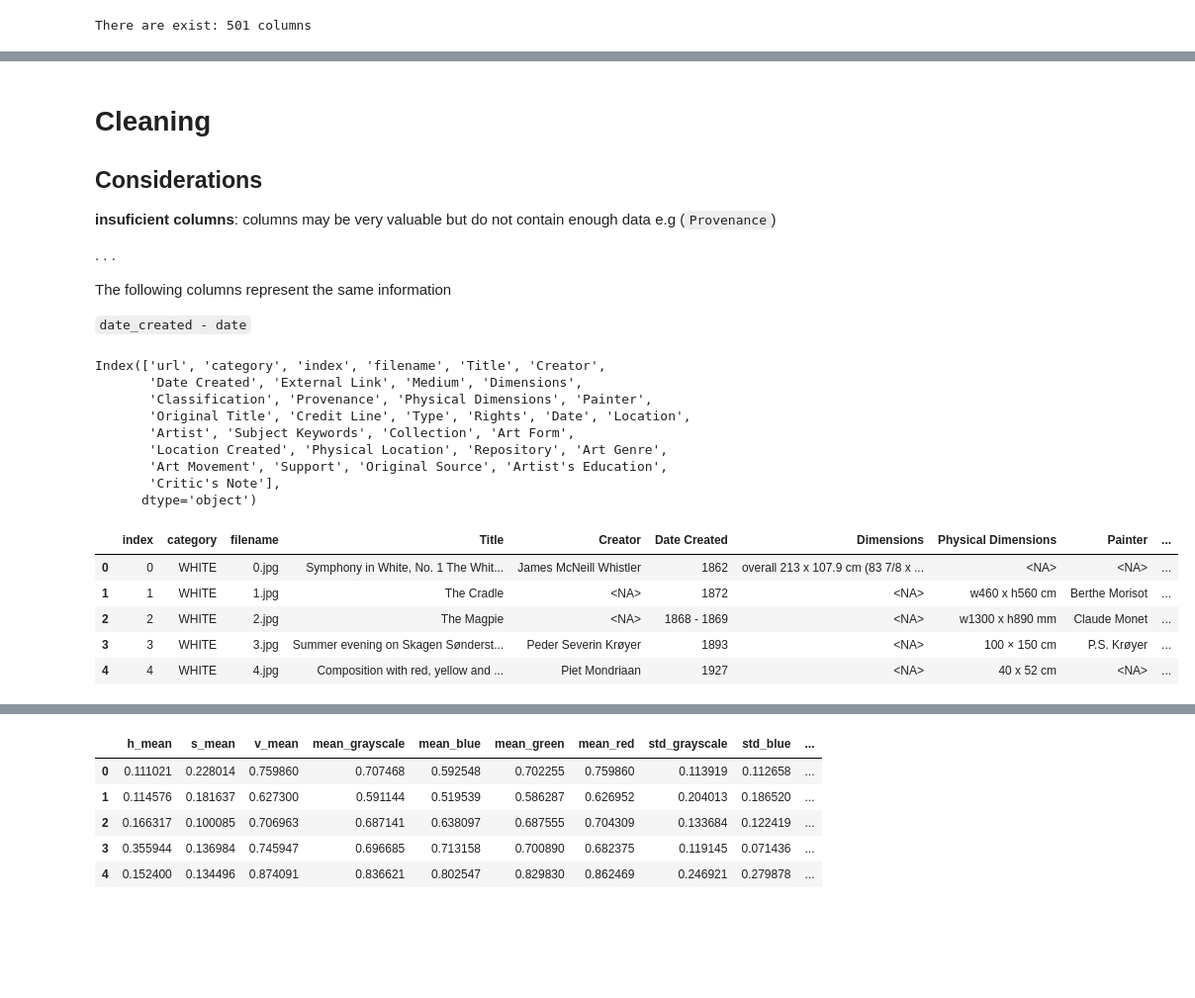
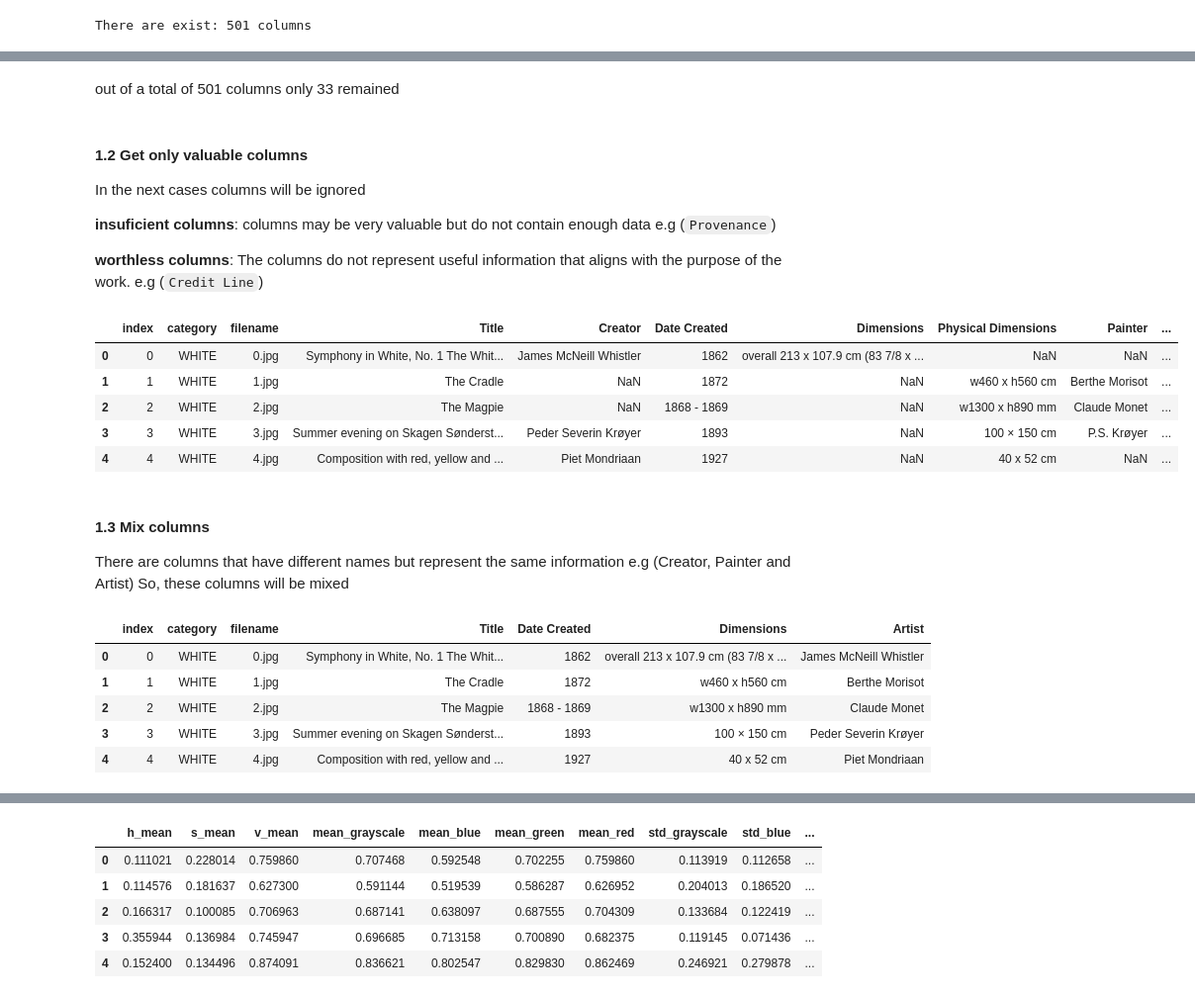
Before and after one commit to alejomaar/machine-learning, a Jupyter notebook: clasification/Google Art and Culture/notebooks/cleaning.ipynb, the cells around one changed output, grey strips where cells are left out. Shown at 99% size. Saved outputs shown, nothing was run; the diff lists cells and outputs as text; code cells hidden in the pictures; blank space fills up the shorter version.

```diff
--- a/clasification/Google Art and Culture/notebooks/cleaning.ipynb
+++ b/clasification/Google Art and Culture/notebooks/cleaning.ipynb
@@ -30,2 +33,5 @@ df.head()
+# %%
+df = df.astype('string')
+df = df.apply(lambda x: x.str.lower())
 # %% [markdown]
 # Describe Data
@@ -92,16 +93,30 @@ memory usage: 2.6 MB
+# %% [markdown]
+out of a total of 501 columns only 33 remained
 # %% [markdown]
-# Cleaning
 
-## Considerations
 
+#### 1.2 Get only valuable columns
+
+In the next cases columns will be ignored
 
 **insuficient columns**: columns may be very valuable but do not contain enough data
 e.g (`Provenance`)
 
-.
-.
-.
-
-The following columns represent the same information
-
-`date_created - date`
+**worthless columns**: The columns do not represent useful information that aligns with the purpose of the work.
+e.g (`Credit Line`)
+# %%
+clean_df =  clean_df[['index','category', 'filename', 'Title', 'Creator', 'Date Created', 'Dimensions',
+                      'Physical Dimensions','Painter','Date', 'Artist']]
+clean_df.head()
+# %% [output]
+|  | index | category | filename | Title | Creator | Date Created | Dimensions | Physical Dimensions | Painter | ... |
+| 0 | 0 | WHITE | 0.jpg | Symphony in White, No. 1 The Whit... | James McNeill Whistler | 1862 | overall 213 x 107.9 cm (83 7/8 x ... | NaN | NaN | ... |
+| 1 | 1 | WHITE | 1.jpg | The Cradle | NaN | 1872 | NaN | w460 x h560 cm | Berthe Morisot | ... |
+| 2 | 2 | WHITE | 2.jpg | The Magpie | NaN | 1868 - 1869 | NaN | w1300 x h890 mm | Claude Monet | ... |
+| 3 | 3 | WHITE | 3.jpg | Summer evening on Skagen Sønderst... | Peder Severin Krøyer | 1893 | NaN | 100 × 150 cm | P.S. Krøyer | ... |
+| 4 | 4 | WHITE | 4.jpg | Composition with red, yellow and ... | Piet Mondriaan | 1927 | NaN | 40 x 52 cm | NaN | ... |
+# %% [markdown]
+#### 1.3 Mix columns
+
+There are columns that have different names but represent the same information e.g (Creator, Painter and Artist)
+So, these columns will be mixed
@@ -108,23 +154,9 @@ The following columns represent the same information
 # %%
-clean_df.columns
+clean_df.head()
 # %% [output]
-Index(['url', 'category', 'index', 'filename', 'Title', 'Creator',
-       'Date Created', 'External Link', 'Medium', 'Dimensions',
-       'Classification', 'Provenance', 'Physical Dimensions', 'Painter',
-       'Original Title', 'Credit Line', 'Type', 'Rights', 'Date', 'Location',
-       'Artist', 'Subject Keywords', 'Collection', 'Art Form',
-       'Location Created', 'Physical Location', 'Repository', 'Art Genre',
-       'Art Movement', 'Support', 'Original Source', 'Artist's Education',
-       'Critic's Note'],
-      dtype='object')
+|  | index | category | filename | Title | Date Created | Dimensions | Artist |
+| 0 | 0 | WHITE | 0.jpg | Symphony in White, No. 1 The Whit... | 1862 | overall 213 x 107.9 cm (83 7/8 x ... | James McNeill Whistler |
+| 1 | 1 | WHITE | 1.jpg | The Cradle | 1872 | w460 x h560 cm | Berthe Morisot |
+| 2 | 2 | WHITE | 2.jpg | The Magpie | 1868 - 1869 | w1300 x h890 mm | Claude Monet |
+| 3 | 3 | WHITE | 3.jpg | Summer evening on Skagen Sønderst... | 1893 | 100 × 150 cm | Peder Severin Krøyer |
+| 4 | 4 | WHITE | 4.jpg | Composition with red, yellow and ... | 1927 | 40 x 52 cm | Piet Mondriaan |
-# %%
-clean_df =  clean_df[['index','category', 'filename', 'Title', 'Creator',
-       'Date Created', 'Dimensions','Physical Dimensions','Painter','Date', 'Artist' ]]
-clean_df.head()
-# %% [output]
-|  | index | category | filename | Title | Creator | Date Created | Dimensions | Physical Dimensions | Painter | ... |
-| 0 | 0 | WHITE | 0.jpg | Symphony in White, No. 1 The Whit... | James McNeill Whistler | 1862 | overall 213 x 107.9 cm (83 7/8 x ... | <NA> | <NA> | ... |
-| 1 | 1 | WHITE | 1.jpg | The Cradle | <NA> | 1872 | <NA> | w460 x h560 cm | Berthe Morisot | ... |
-| 2 | 2 | WHITE | 2.jpg | The Magpie | <NA> | 1868 - 1869 | <NA> | w1300 x h890 mm | Claude Monet | ... |
-| 3 | 3 | WHITE | 3.jpg | Summer evening on Skagen Sønderst... | Peder Severin Krøyer | 1893 | <NA> | 100 × 150 cm | P.S. Krøyer | ... |
-| 4 | 4 | WHITE | 4.jpg | Composition with red, yellow and ... | Piet Mondriaan | 1927 | <NA> | 40 x 52 cm | <NA> | ... |
```
Also changed, not shown: parts of 39 cells of this notebook, 4 other files.
